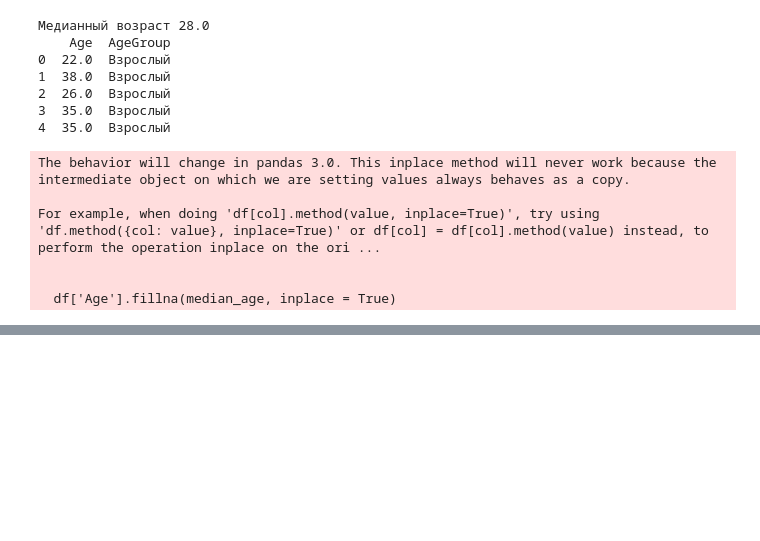
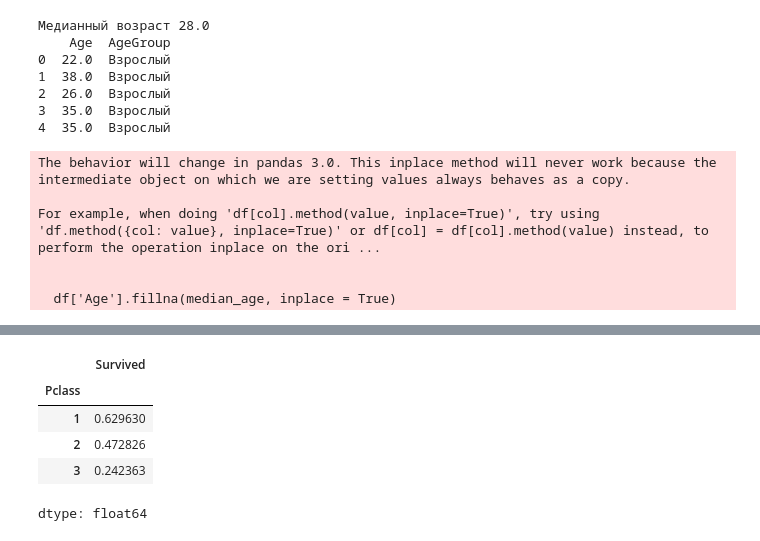
Before and after one commit to shvlade/Program_practic-1, a Jupyter notebook: lab1.ipynb, the cells around one changed output, grey strips where cells are left out. Drawn from its saved outputs; the diff is of its cells as text; code cells hidden in the pictures; blank space fills up the shorter version.

```diff
--- a/lab1.ipynb
+++ b/lab1.ipynb
@@ -455 +456,14 @@ df.groupby('Sex')['Survived'].mean()
 dtype: float64
+# %%
+#3.1.2
+import pandas as pd
+
+df = pd.read_csv('https://raw.githubusercontent.com/datasciencedojo/datasets/master/titanic.csv')
+df.groupby('Pclass')['Survived'].mean()
+# %% [output]
+|  | Survived |
+| Pclass |  |
+| 1 | 0.629630 |
+| 2 | 0.472826 |
+| 3 | 0.242363 |
+dtype: float64
```
Also changed, not shown: parts of 4 cells of this notebook.
